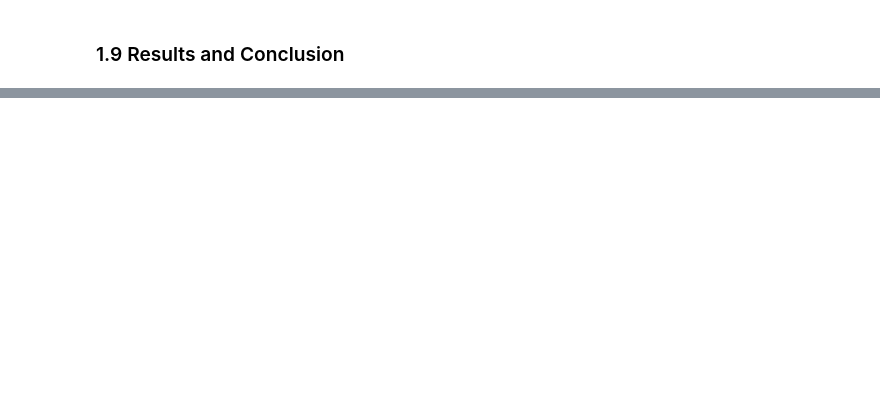
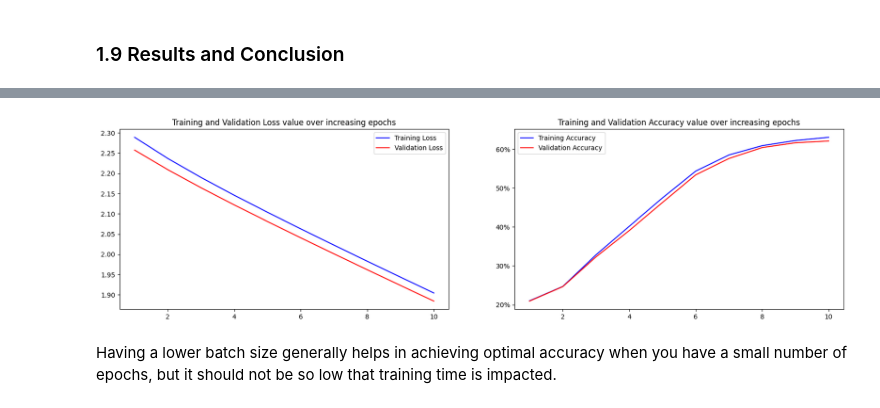
Before and after one commit to MuhammedM294/PyTorch4CV, a Jupyter notebook: FMNIST.ipynb, the cells around one changed output, grey strips where cells are left out. Saved outputs shown, nothing was run; the diff lists cells and outputs as text; code cells hidden in the pictures; blank space fills up the shorter version.

```diff
--- a/FMNIST.ipynb
+++ b/FMNIST.ipynb
@@ -181,0 +364,2 @@ plt.legend()
+# %%
+train_losses, train_accuracies, validation_losses, validation_accuracies = train_with_validation(10)
@@ -181,0 +384,6 @@ plt.legend()
+# %%
+display_train_validation_results(10,train_losses, train_accuracies, validation_losses, validation_accuracies)
+# %% [output]
+[figure, added]
+# %% [markdown]
+Having a lower batch size generally helps in achieving optimal accuracy when you have a small number of epochs, but it should not be so low that training time is impacted.
```
Also changed, not shown: parts of 32 cells of this notebook.
